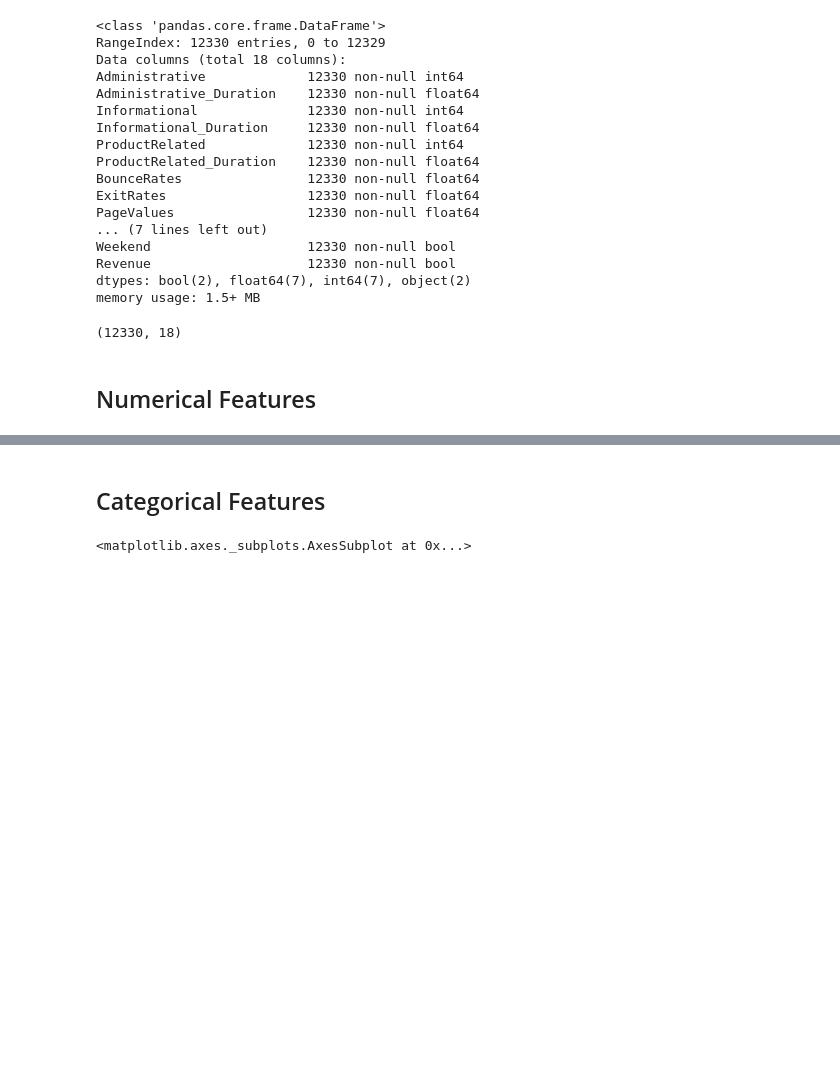
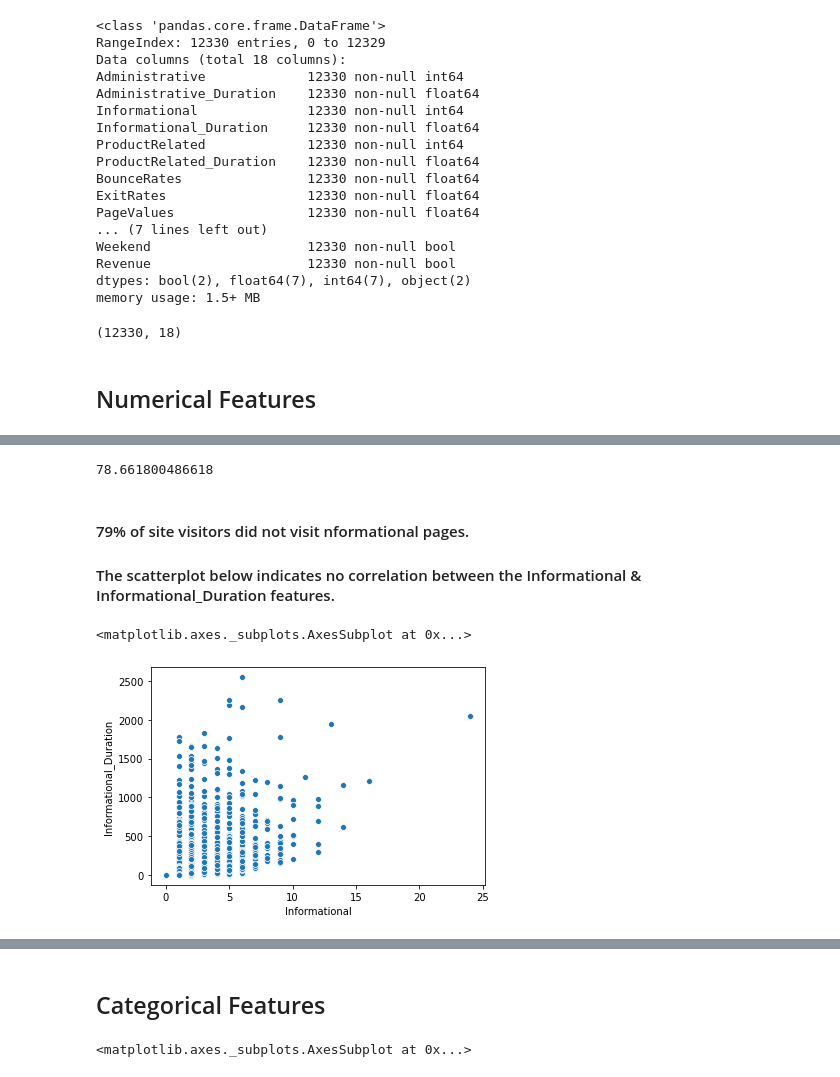
Before and after one commit to jefelito/ecommerce_purchases, a Jupyter notebook: eda_notebook.ipynb, the cells around one changed output, grey strips where cells are left out. Drawn from its saved outputs; the diff is of its cells as text; code cells hidden in the pictures; blank space fills up the shorter version.

```diff
--- a/eda_notebook.ipynb
+++ b/eda_notebook.ipynb
@@ -100,0 +168,13 @@ plt.show()
+# %%
+(9699/12330)*100
+# %% [output]
+78.661800486618
+# %% [markdown]
+#### 79% of site visitors did not visit nformational pages.
+
+#### The scatterplot below indicates no correlation between the Informational & Informational_Duration features.
+# %%
+sns.scatterplot(data=df, x="Informational", y="Informational_Duration")
+# %% [output]
+<matplotlib.axes._subplots.AxesSubplot at 0x...>
+[figure, added]
```
Also changed, not shown: parts of 10 cells of this notebook.
